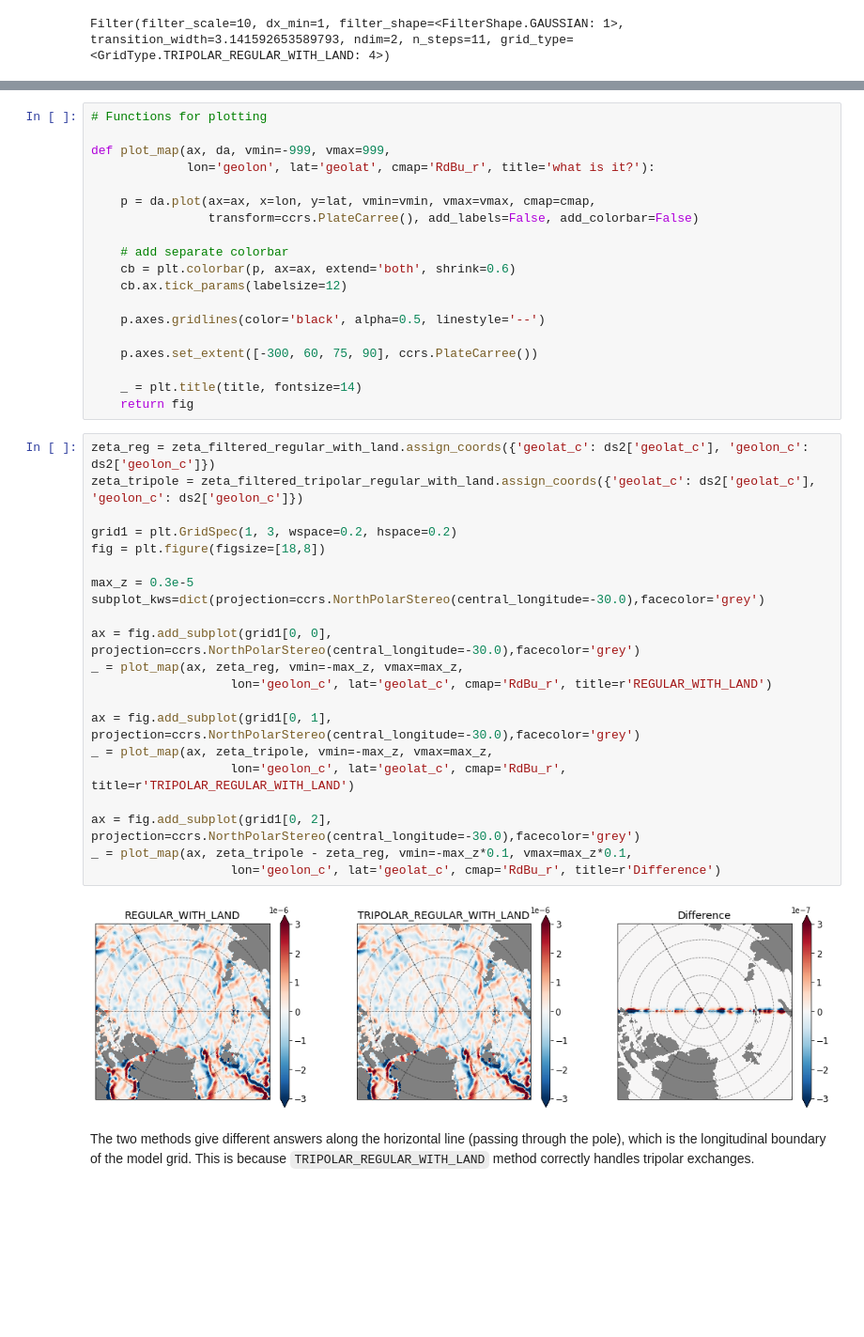
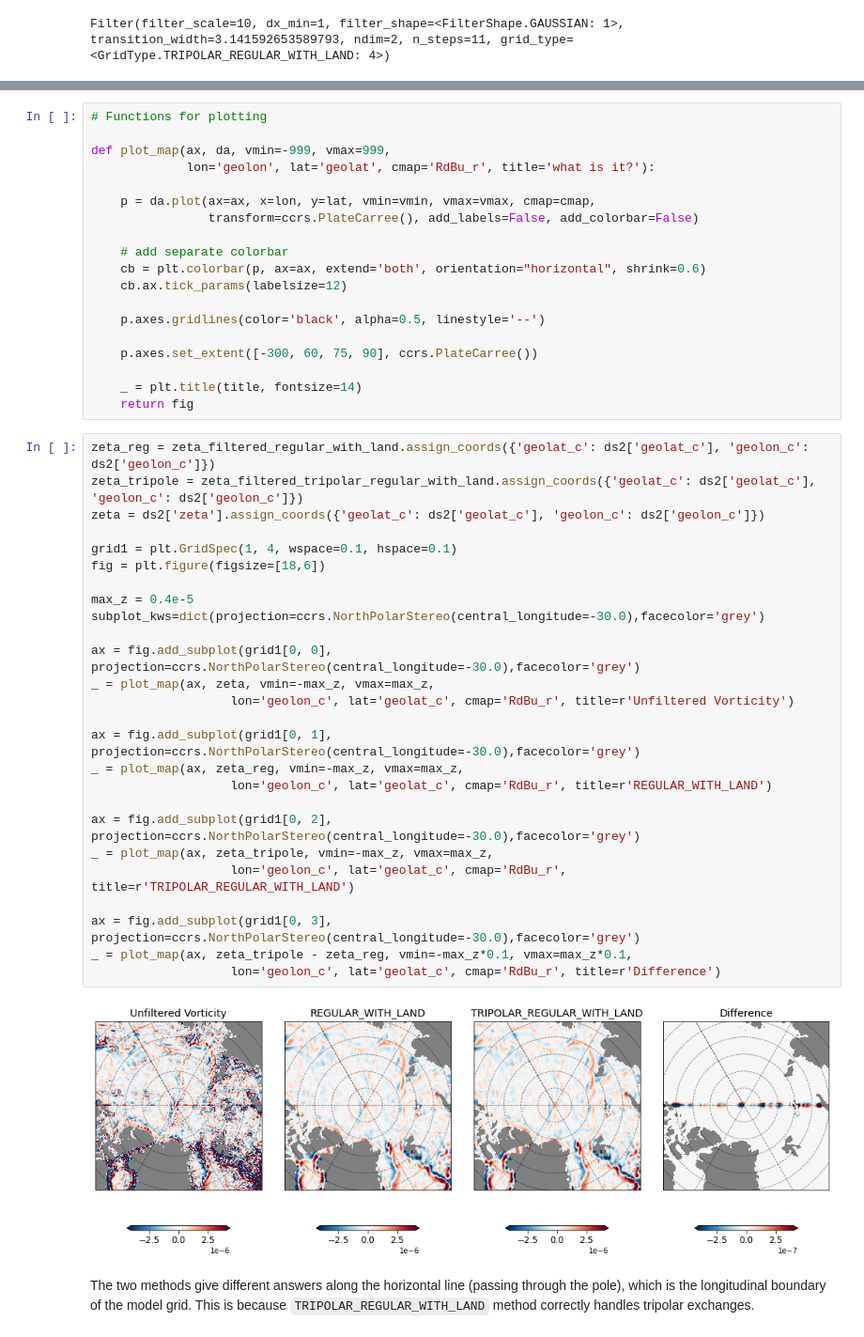
Before and after one commit to ocean-eddy-cpt/gcm-filters, a Jupyter notebook: docs/tutorial_tripole_grid.ipynb, the cells around one changed output, grey strips where cells are left out. Shown at 94% size. Drawn from its saved outputs; the diff is of its cells as text; blank space fills up the shorter version.

```diff
--- a/docs/tutorial_tripole_grid.ipynb
+++ b/docs/tutorial_tripole_grid.ipynb
@@ -307,7 +308,7 @@ def plot_map(ax, da, vmin=-999, vmax=999,
                 transform=ccrs.PlateCarree(), add_labels=False, add_colorbar=False)
 
     # add separate colorbar
-    cb = plt.colorbar(p, ax=ax, extend='both', shrink=0.6)
+    cb = plt.colorbar(p, ax=ax, extend='both', orientation="horizontal", shrink=0.6)
     cb.ax.tick_params(labelsize=12)
 
     p.axes.gridlines(color='black', alpha=0.5, linestyle='--')
@@ -319,25 +320,30 @@ def plot_map(ax, da, vmin=-999, vmax=999,
 # %%
 zeta_reg = zeta_filtered_regular_with_land.assign_coords({'geolat_c': ds2['geolat_c'], 'geolon_c': ds2['geolon_c']})
 zeta_tripole = zeta_filtered_tripolar_regular_with_land.assign_coords({'geolat_c': ds2['geolat_c'], 'geolon_c': ds2['geolon_c']})
+zeta = ds2['zeta'].assign_coords({'geolat_c': ds2['geolat_c'], 'geolon_c': ds2['geolon_c']})
 
-grid1 = plt.GridSpec(1, 3, wspace=0.2, hspace=0.2)
-fig = plt.figure(figsize=[18,8])
+grid1 = plt.GridSpec(1, 4, wspace=0.1, hspace=0.1)
+fig = plt.figure(figsize=[18,6])
 
-max_z = 0.3e-5
+max_z = 0.4e-5
 subplot_kws=dict(projection=ccrs.NorthPolarStereo(central_longitude=-30.0),facecolor='grey')
 
 ax = fig.add_subplot(grid1[0, 0], projection=ccrs.NorthPolarStereo(central_longitude=-30.0),facecolor='grey')
+_ = plot_map(ax, zeta, vmin=-max_z, vmax=max_z,
+                   lon='geolon_c', lat='geolat_c', cmap='RdBu_r', title=r'Unfiltered Vorticity')
+
+ax = fig.add_subplot(grid1[0, 1], projection=ccrs.NorthPolarStereo(central_longitude=-30.0),facecolor='grey')
 _ = plot_map(ax, zeta_reg, vmin=-max_z, vmax=max_z,
                    lon='geolon_c', lat='geolat_c', cmap='RdBu_r', title=r'REGULAR_WITH_LAND')
 
-ax = fig.add_subplot(grid1[0, 1], projection=ccrs.NorthPolarStereo(central_longitude=-30.0),facecolor='grey')
+ax = fig.add_subplot(grid1[0, 2], projection=ccrs.NorthPolarStereo(central_longitude=-30.0),facecolor='grey')
 _ = plot_map(ax, zeta_tripole, vmin=-max_z, vmax=max_z,
                    lon='geolon_c', lat='geolat_c', cmap='RdBu_r', title=r'TRIPOLAR_REGULAR_WITH_LAND')
 
-ax = fig.add_subplot(grid1[0, 2], projection=ccrs.NorthPolarStereo(central_longitude=-30.0),facecolor='grey')
+ax = fig.add_subplot(grid1[0, 3], projection=ccrs.NorthPolarStereo(central_longitude=-30.0),facecolor='grey')
 _ = plot_map(ax, zeta_tripole - zeta_reg, vmin=-max_z*0.1, vmax=max_z*0.1,
                    lon='geolon_c', lat='geolat_c', cmap='RdBu_r', title=r'Difference')
 # %% [output]
-[figure, old version]
+[figure, new version]
 # %% [markdown]
 The two methods give different answers along the horizontal line (passing through the pole), which is the longitudinal boundary of the model grid. This is because `TRIPOLAR_REGULAR_WITH_LAND` method correctly handles tripolar exchanges.
```
Also changed, not shown: parts of 3 cells of this notebook.
